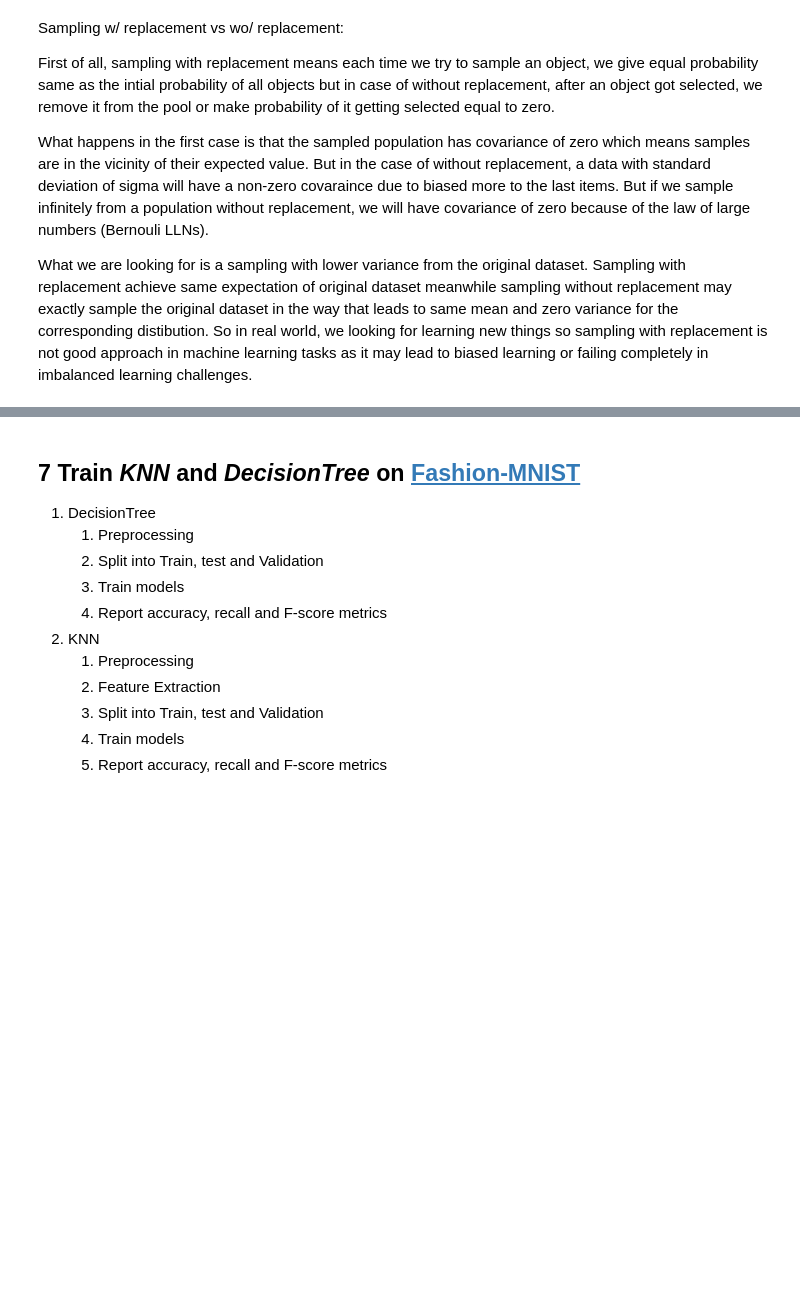
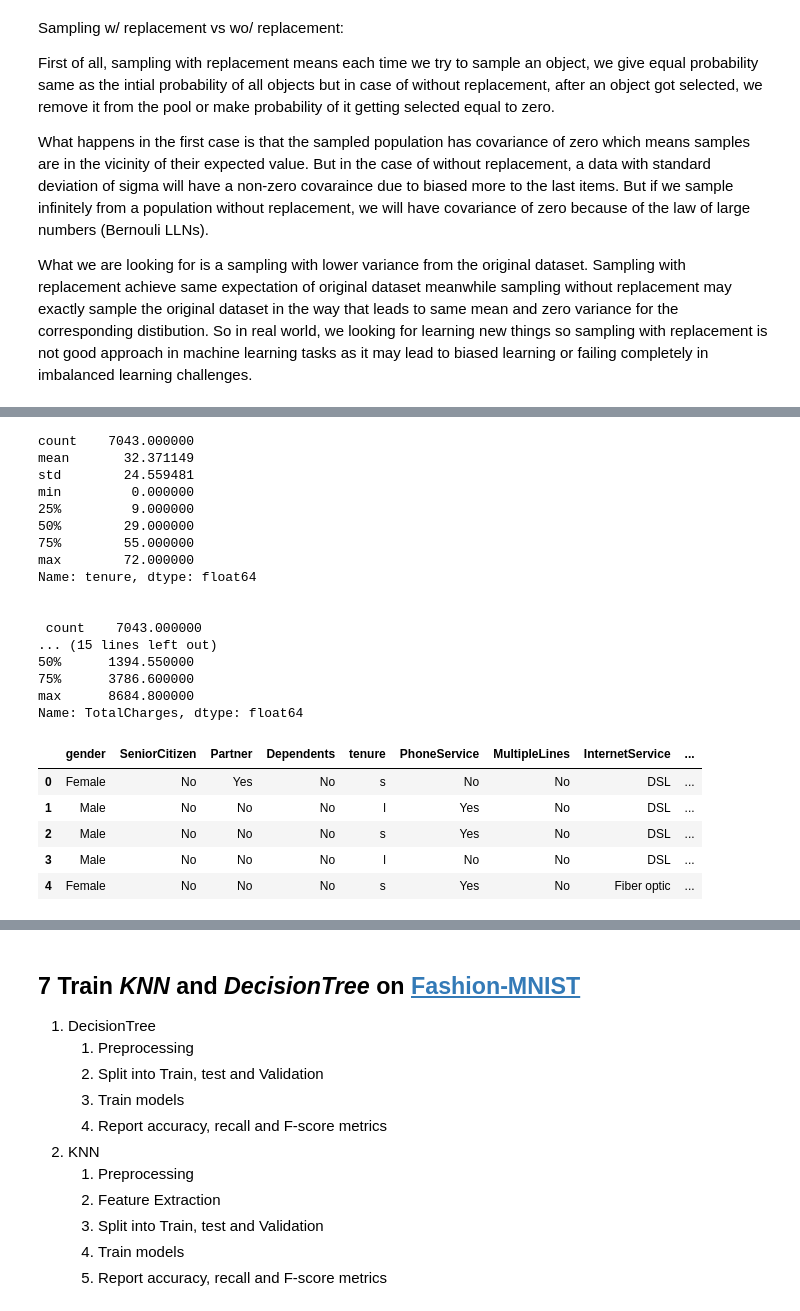
Before and after one commit to Nikronic/Data-Mining-IUST, a Jupyter notebook: HW01/notebooks/main.ipynb, the cells around one changed output, grey strips where cells are left out. Drawn from its saved outputs; the diff is of its cells as text; code cells hidden in the pictures; blank space fills up the shorter version.

```diff
--- a/HW01/notebooks/main.ipynb
+++ b/HW01/notebooks/main.ipynb
@@ -246,0 +358,66 @@ First of all, sampling with replacement means each time we try to sample an obje
+# %%
+# convert continuous values (tenure, MonthlyCharges, TotalCharges)
+print(df.tenure.describe())
+df.loc[(df.tenure >= 0) & (df.tenure<9), 'tenure'] = 0
+df.loc[(df.tenure >= 9) & (df.tenure<29), 'tenure'] = 1
+df.loc[(df.tenure >= 29) & (df.tenure<55), 'tenure'] = 2
+df.loc[(df.tenure >= 55), 'tenure'] = 3
+df.loc[(df.tenure == 0), 'tenure'] = 's'
+df.loc[(df.tenure == 1), 'tenure'] = 'm'
+df.loc[(df.tenure == 2), 'tenure'] = 'l'
+df.loc[(df.tenure == 3), 'tenure'] = 'xl'
+
+print('\n\n',df.MonthlyCharges.describe())
+df.loc[(df.MonthlyCharges >= 0) & (df.MonthlyCharges<35), 'MonthlyCharges'] = 0
+df.loc[(df.MonthlyCharges >= 35) & (df.MonthlyCharges<70), 'MonthlyCharges'] = 1
+df.loc[(df.MonthlyCharges >= 70) & (df.MonthlyCharges<89), 'MonthlyCharges'] = 2
+df.loc[(df.MonthlyCharges >= 89), 'MonthlyCharges'] = 3
+df.MonthlyCharges = df.MonthlyCharges.astype(np.uint8)
+df.loc[(df.MonthlyCharges == 0), 'MonthlyCharges'] = 's'
+df.loc[(df.MonthlyCharges == 1), 'MonthlyCharges'] = 'm'
+df.loc[(df.MonthlyCharges == 2), 'MonthlyCharges'] = 'l'
+df.loc[(df.MonthlyCharges == 3), 'MonthlyCharges'] = 'xl'
+
+# zerp non-values from dataframe from TotalCharges
+nan_values = pd.to_numeric(df['TotalCharges'],
+                           errors='coerce').isnull().values.nonzero()[0]
+df.loc[nan_values,'TotalCharges'] = 0
+df.TotalCharges = pd.to_numeric(df['TotalCharges'], errors='coerce')
+
+print('\n\n',df.TotalCharges.describe())
+df.loc[(df.TotalCharges >= 0) & (df.TotalCharges<398), 'TotalCharges'] = 0
+df.loc[(df.TotalCharges >= 398) & (df.TotalCharges<1394), 'TotalCharges'] = 1
+df.loc[(df.TotalCharges >= 1394) & (df.TotalCharges<3786), 'TotalCharges'] = 2
+df.loc[(df.TotalCharges >= 3786), 'TotalCharges'] = 3
+df.TotalCharges = df.TotalCharges.astype(np.int8)
+
+df.loc[(df.TotalCharges == 0), 'TotalCharges'] = 's'
+df.loc[(df.TotalCharges == 1), 'TotalCharges'] = 'm'
+df.loc[(df.TotalCharges == 2), 'TotalCharges'] = 'l'
+df.loc[(df.TotalCharges == 3), 'TotalCharges'] = 'xl'
+
+df.head(5)
+# %% [output]
+count    7043.000000
+mean       32.371149
+std        24.559481
+min         0.000000
+25%         9.000000
+50%        29.000000
+75%        55.000000
+max        72.000000
+Name: tenure, dtype: float64
+
+
+ count    7043.000000
+... (15 lines left out)
+50%      1394.550000
+75%      3786.600000
+max      8684.800000
+Name: TotalCharges, dtype: float64
+|  | gender | SeniorCitizen | Partner | Dependents | tenure | PhoneService | MultipleLines | InternetService | ... |
+| 0 | Female | No | Yes | No | s | No | No | DSL | ... |
+| 1 | Male | No | No | No | l | Yes | No | DSL | ... |
+| 2 | Male | No | No | No | s | Yes | No | DSL | ... |
+| 3 | Male | No | No | No | l | No | No | DSL | ... |
+| 4 | Female | No | No | No | s | Yes | No | Fiber optic | ... |
```
Also changed, not shown: parts of 12 cells of this notebook.
